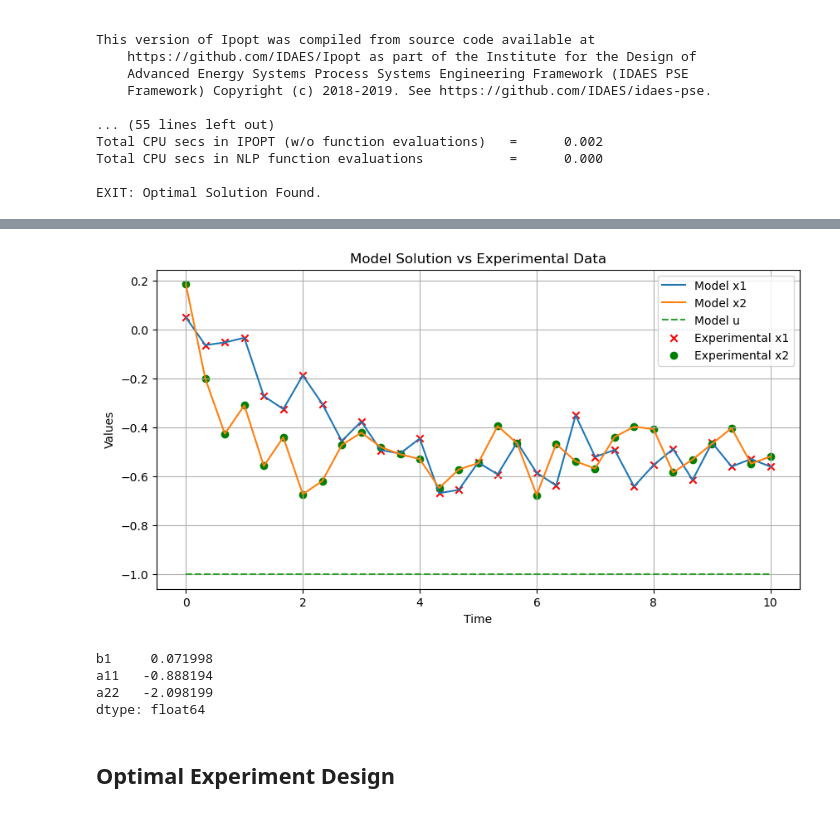
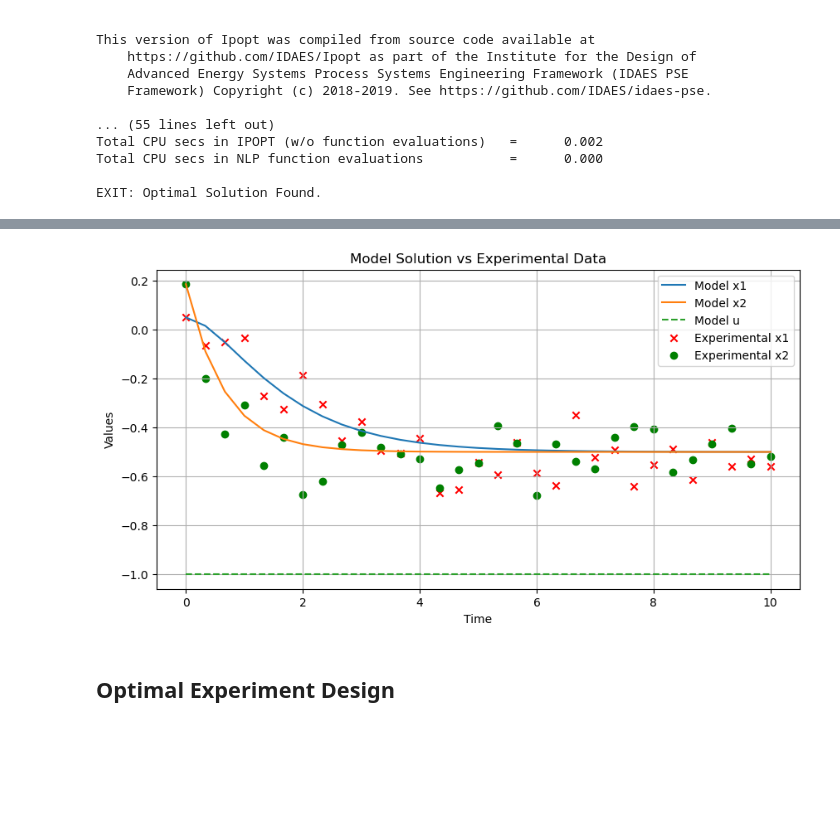
Before and after one commit to dowlinglab/pyomo-doe, a Jupyter notebook: linear-system.ipynb, the cells around one changed output, grey strips where cells are left out. Saved outputs shown, nothing was run; the diff lists cells and outputs as text; code cells hidden in the pictures; blank space fills up the shorter version.

Commit message:
Got the new linear system example working

```diff
--- a/linear-system.ipynb
+++ b/linear-system.ipynb
@@ -251,3 +277,5 @@ class LinearDynamicalSystem(Experiment):
             self.finalize_model()
             self.label_experiment()
         return self.model
+# %%
+model_exp = LinearDynamicalSystem(data).get_labeled_model()
@@ -300,31 +370,31 @@ pest.ef_instance.pprint()
 # %%
-time = [value(t) for t in pest.ef_instance.t]
-x1 = [value(pest.ef_instance.x1[t]) for t in pest.ef_instance.t]
-x2 = [value(pest.ef_instance.x2[t]) for t in pest.ef_instance.t]
-u = [value(pest.ef_instance.u[t]) for t in pest.ef_instance.t]
+def plot_results(model, data=None):
 
-# Plot the solution of the model
-plt.figure(figsize=(10, 5))
-plt.plot(time, x1, label='Model x1')
-plt.plot(time, x2, label='Model x2')
-plt.plot(time, u, label='Model u', linestyle='--')
-plt.scatter(data['t'], data['x1'], color='red', label='Experimental x1', marker='x')
-plt.scatter(data['t'], data['x2'], color='green', label='Experimental x2', marker='o')
-plt.xlabel('Time')
-plt.ylabel('Values')
-plt.title('Model Solution vs Experimental Data')
-plt.legend()
-plt.grid(True)
-plt.show()
+    time = [value(t) for t in model.t]
+    x1 = [value(model.x1[t]) for t in model.t]
+    x2 = [value(model.x2[t]) for t in model.t]
+    u = [value(model.u[t]) for t in model.t]
+
+    # Plot the solution of the model
+    plt.figure(figsize=(10, 5))
+    plt.plot(time, x1, label='Model x1')
+    plt.plot(time, x2, label='Model x2')
+    plt.plot(time, u, label='Model u', linestyle='--')
+    if data is not None:
+        plt.scatter(data['t'], data['x1'], color='red', label='Experimental x1', marker='x')
+        plt.scatter(data['t'], data['x2'], color='green', label='Experimental x2', marker='o')
+    plt.xlabel('Time')
+    plt.ylabel('Values')
+    plt.title('Model Solution vs Experimental Data')
+    plt.legend()
+    plt.grid(True)
+    plt.show()
+
+    return None
+
+plot_results(model_exp, data)
 # %% [output]
-[figure, old version]
+[figure, new version]
-# %%
-theta.head()
-# %% [output]
-b1     0.071998
-a11   -0.888194
-a22   -2.098199
-dtype: float64
 # %% [markdown]
 ## Optimal Experiment Design
 # %%
```
Also changed, not shown: parts of 10 cells of this notebook.
